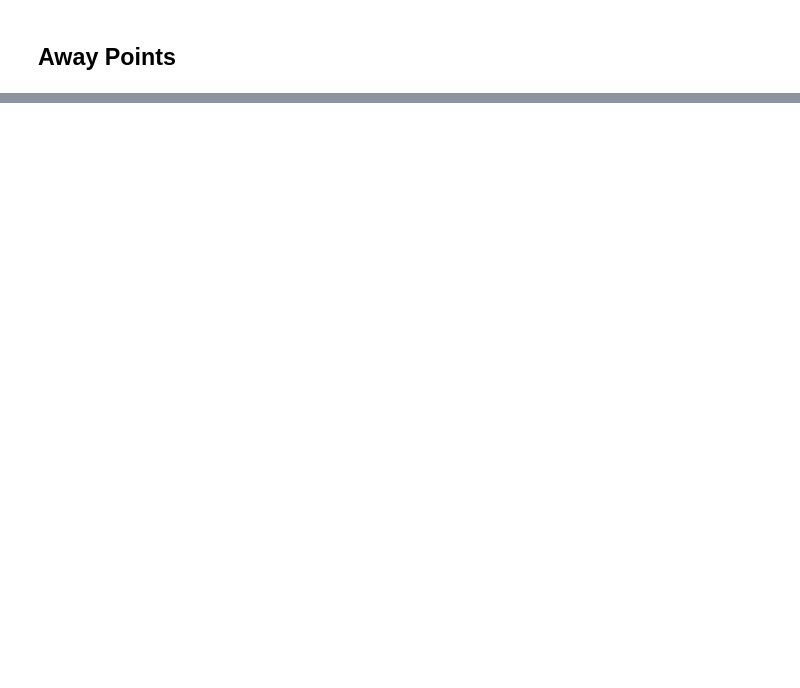
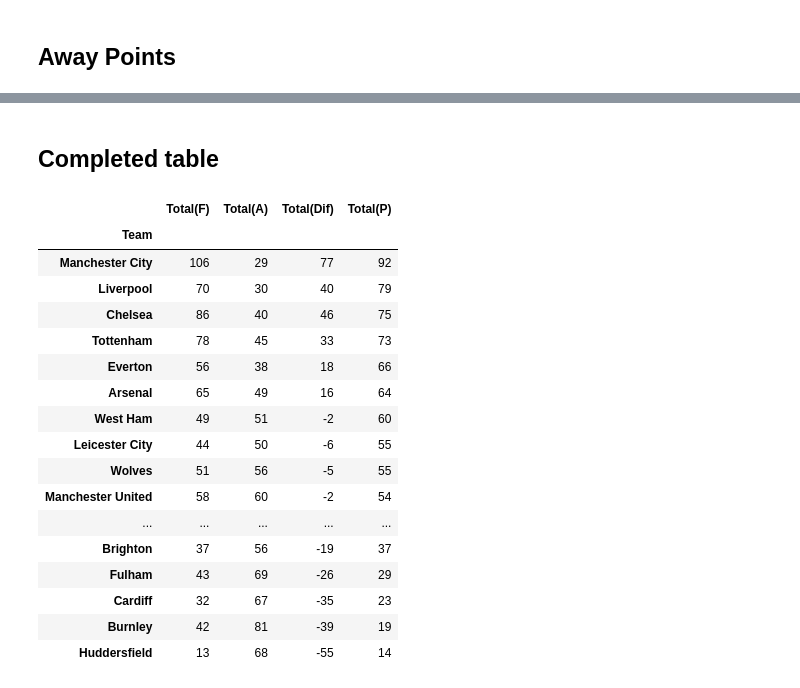
Before and after one commit to ANihill/fundamentalsProject, a Jupyter notebook: Project.ipynb, the cells around one changed output, grey strips where cells are left out. Drawn from its saved outputs; the diff is of its cells as text; code cells hidden in the pictures; blank space fills up the shorter version.

```diff
--- a/Project.ipynb
+++ b/Project.ipynb
@@ -731,0 +717,58 @@ array([ 4, 18, 19, 21, 22, 24, 24, 24, 30, 33, 33, 36, 37, 38, 41, 43, 44,
+# %%
+# # set mean and stardard deviation for away points based on last season
+#mu, sigma = 22.75, 10.36
+
+# generate points for each team using normal distribution
+#ap = np.random.normal(mu, sigma, 20)
+
+# truncated normal distribution from scipy
+ap = get_truncated_normal(mean=22.75, sd=10.36, low=0, upp=57)
+ap = ap.rvs(20)
+
+# rounded results to whole number
+ap = np.rint(ap)
+
+# converted type to integer
+ap = ap.astype(int)
+
+ap.sort()
+
+# added home points column to data frame
+pl_new["Points(A)"] = ap
+# %% [markdown]
+## Completed table
+# %%
+# added new column of total goals scored
+pl_new["Total(F)"] = pl_new["Home(F)"] + pl_new["Away(F)"]
+# added new column of total goals conceded
+pl_new["Total(A)"] = pl_new["Home(A)"] + pl_new["Away(A)"]
+# added new column of difference between goals scored and conceded
+pl_new["Total(Dif)"]= pl_new["Total(F)"] - pl_new["Total(A)"]
+# added new column with total points
+pl_new["Total(P)"] = pl_new["Points(H)"] + pl_new["Points(A)"]
+
+# dataframe of total values
+total_new = pl_new[["Total(F)", "Total(A)", "Total(Dif)", "Total(P)"]]
+
+# sort by highest points
+total_new = total_new.sort_values(by = "Total(P)", ascending=False);
+total_new
+# %% [output]
+|  | Total(F) | Total(A) | Total(Dif) | Total(P) |
+| Team |  |  |  |  |
+| Manchester City | 106 | 29 | 77 | 92 |
+| Liverpool | 70 | 30 | 40 | 79 |
+| Chelsea | 86 | 40 | 46 | 75 |
+| Tottenham | 78 | 45 | 33 | 73 |
+| Everton | 56 | 38 | 18 | 66 |
+| Arsenal | 65 | 49 | 16 | 64 |
+| West Ham | 49 | 51 | -2 | 60 |
+| Leicester City | 44 | 50 | -6 | 55 |
+| Wolves | 51 | 56 | -5 | 55 |
+| Manchester United | 58 | 60 | -2 | 54 |
+| ... | ... | ... | ... | ... |
+| Brighton | 37 | 56 | -19 | 37 |
+| Fulham | 43 | 69 | -26 | 29 |
+| Cardiff | 32 | 67 | -35 | 23 |
+| Burnley | 42 | 81 | -39 | 19 |
+| Huddersfield | 13 | 68 | -55 | 14 |
```
Also changed, not shown: parts of 22 cells of this notebook.
